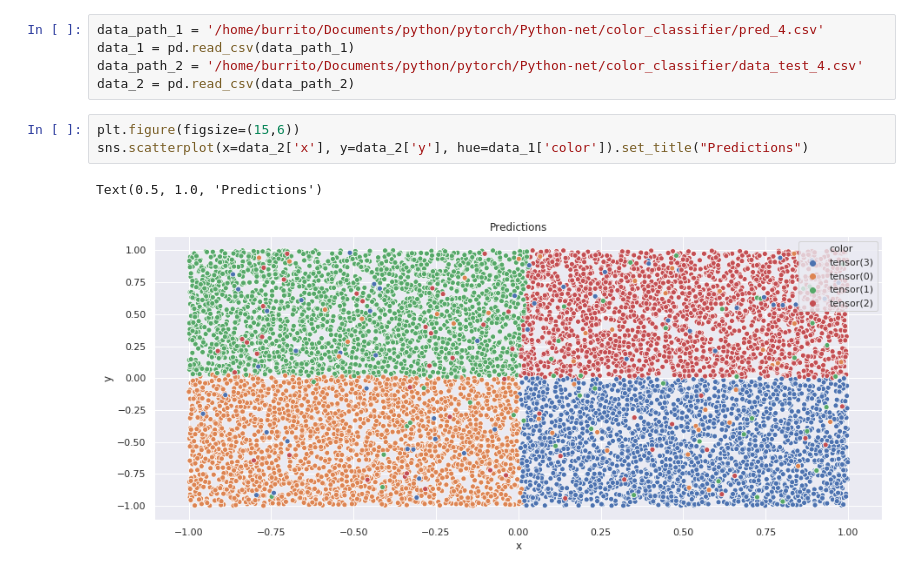
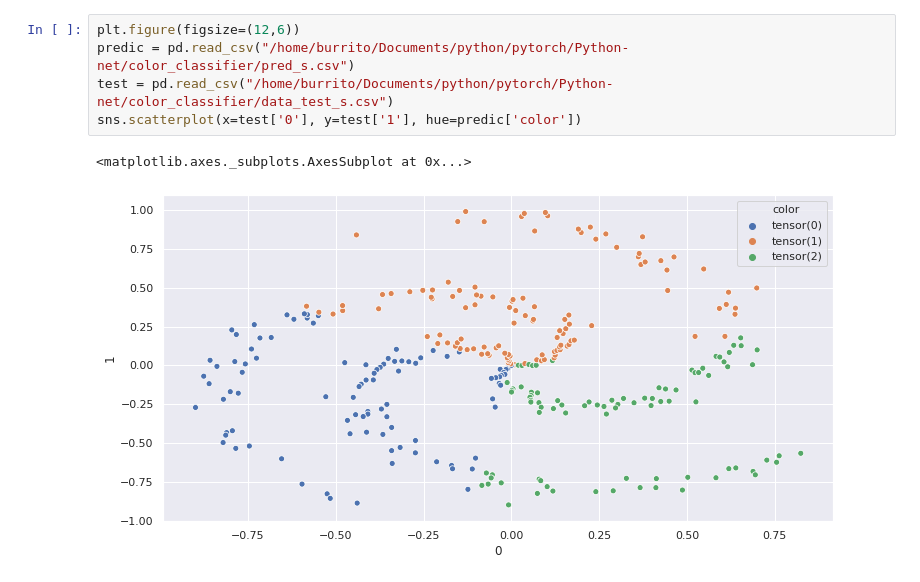
Before and after one commit to Francesco98m/Python-net, a Jupyter notebook: color_classifier/graph.ipynb, the cells around one changed output. Saved outputs shown, nothing was run; the diff lists cells and outputs as text.

```diff
--- a/color_classifier/graph.ipynb
+++ b/color_classifier/graph.ipynb
@@ -25,11 +17,8 @@ sns.scatterplot(x=data['x'], y=data['y'], hue=data['color'])
 # %%
-data_path_1 = '/home/burrito/Documents/python/pytorch/Python-net/color_classifier/pred_4.csv'
-data_1 = pd.read_csv(data_path_1)
-data_path_2 = '/home/burrito/Documents/python/pytorch/Python-net/color_classifier/data_test_4.csv'
-data_2 = pd.read_csv(data_path_2)
+plt.figure(figsize=(12,6))
+predic = pd.read_csv("/home/burrito/Documents/python/pytorch/Python-net/color_classifier/pred_s.csv")
+test = pd.read_csv("/home/burrito/Documents/python/pytorch/Python-net/color_classifier/data_test_s.csv")
+sns.scatterplot(x=test['0'], y=test['1'], hue=predic['color'])
+# %% [output]
+<matplotlib.axes._subplots.AxesSubplot at 0x...>
+[figure, added]
-# %%
-plt.figure(figsize=(15,6))
-sns.scatterplot(x=data_2['x'], y=data_2['y'], hue=data_1['color']).set_title("Predictions")
-# %% [output]
-Text(0.5, 1.0, 'Predictions')
-[figure, removed]
```
Also changed, not shown: parts of 4 cells of this notebook, 6 other files.
